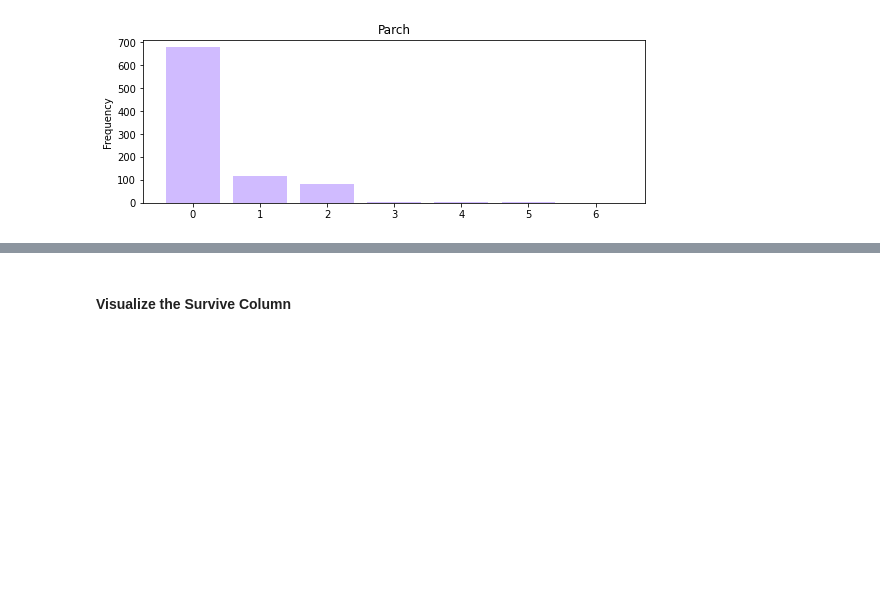
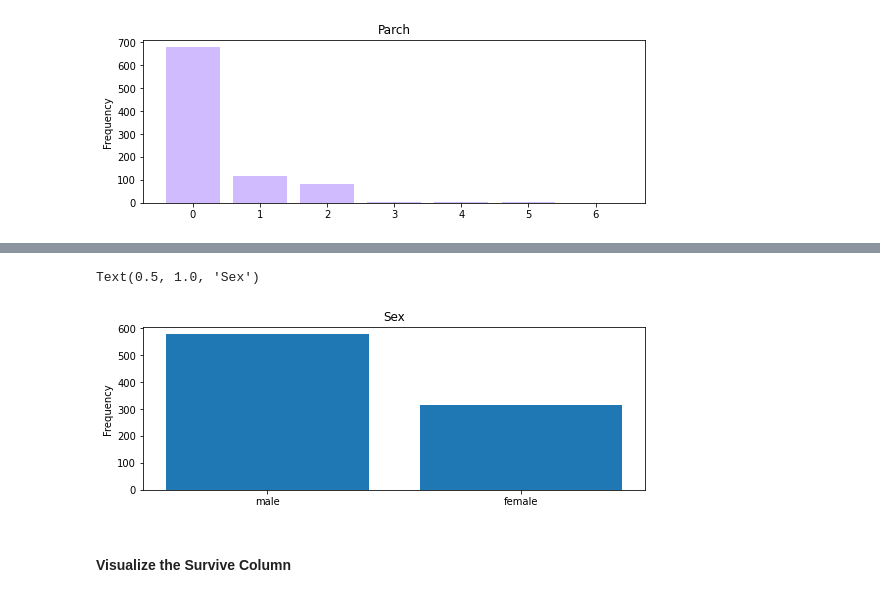
Before and after one commit to lauyh/masa-python-workshop, a Jupyter notebook: main.ipynb, the cells around one changed output, grey strips where cells are left out. Cells and saved outputs as stored; diff of their text form; code cells hidden in the pictures; blank space fills up the shorter version.

```diff
--- a/main.ipynb
+++ b/main.ipynb
@@ -147,3 +182,19 @@ for c in category1:
+# %%
+var = df["Sex"]
+
+# count number of categorical variable(value/sample)
+varValue = var.value_counts()
+
+# visualize
+plt.figure(figsize = (9,3))
+plt.bar(varValue.index, varValue)
+plt.xticks(varValue.index, varValue.index.values)
+plt.ylabel("Frequency")
+plt.title("Sex")
+# plt.show()
+# %% [output]
+Text(0.5, 1.0, 'Sex')
+[figure, added]
 # %% [markdown]
 #### Visualize the Survive Column
 # %%
```
Also changed, not shown: parts of 5 cells of this notebook.
